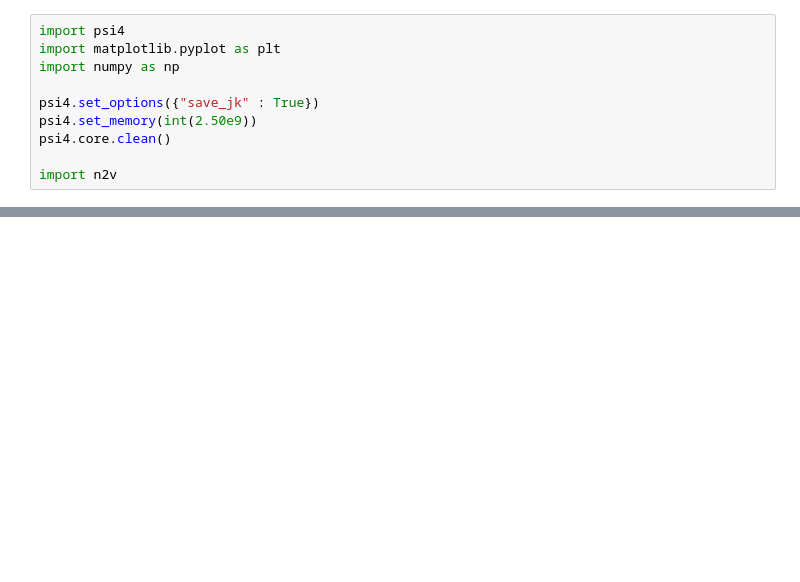
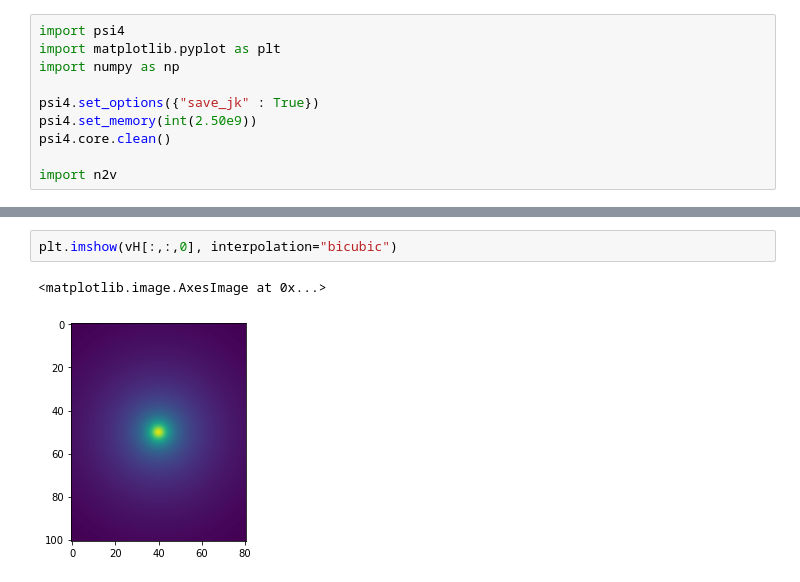
Before and after one commit to wasserman-group/n2v_examples, a Jupyter notebook: WuYang/Noble_Gases.ipynb, the cells around one changed output, grey strips where cells are left out. Drawn from its saved outputs; the diff is of its cells as text; blank space fills up the shorter version.

```diff
--- a/WuYang/Noble_Gases.ipynb
+++ b/WuYang/Noble_Gases.ipynb
@@ -57,0 +121,5 @@ plt.legend()
+# %%
+plt.imshow(vH[:,:,0], interpolation="bicubic")
+# %% [output]
+<matplotlib.image.AxesImage at 0x...>
+[figure, added]
```
Also changed, not shown: parts of 29 cells of this notebook.
